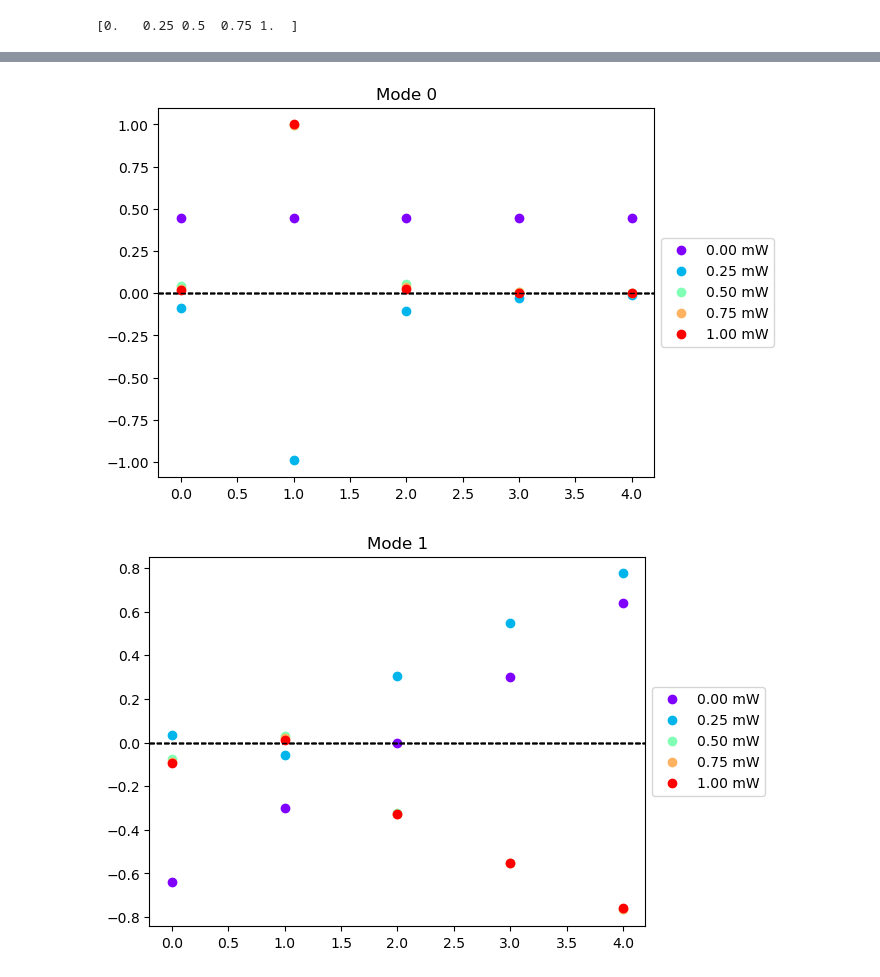
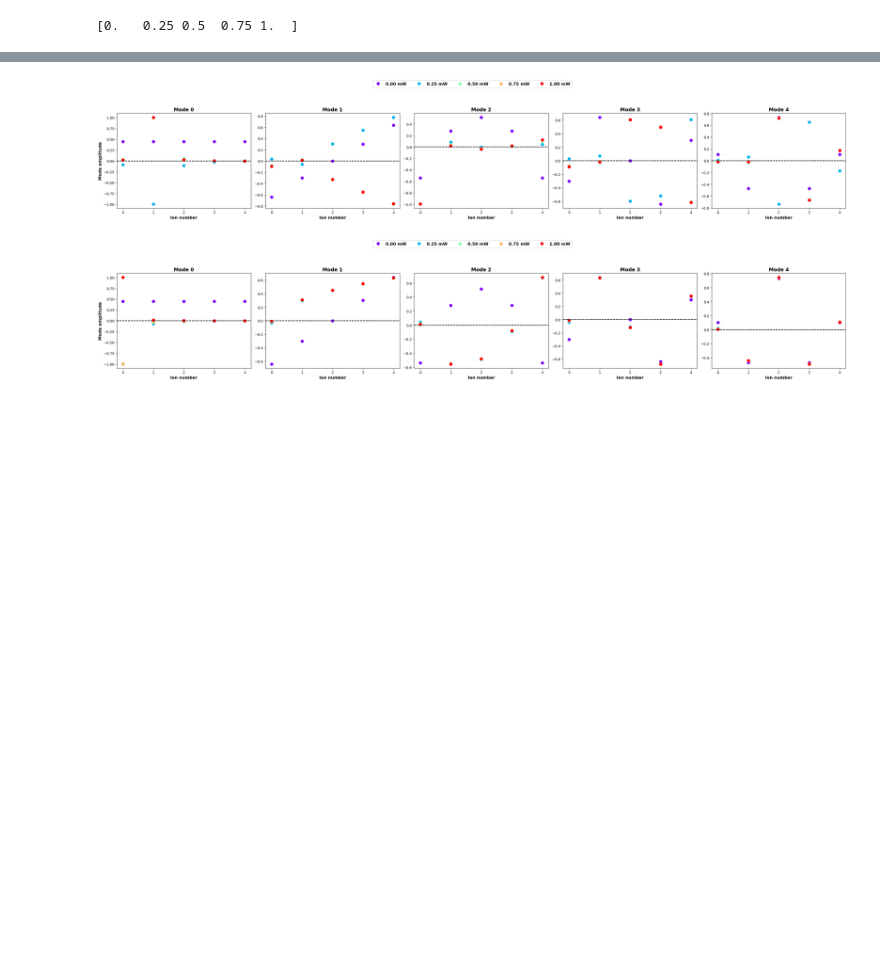
Before and after one commit to SQRLab/BladeRunner, a Jupyter notebook: Tweezers/Troubleshooting_Tests.ipynb, the cells around one changed output, grey strips where cells are left out. Saved outputs shown, nothing was run; the diff lists cells and outputs as text; code cells hidden in the pictures; blank space fills up the shorter version.

```diff
--- a/Tweezers/Troubleshooting_Tests.ipynb
+++ b/Tweezers/Troubleshooting_Tests.ipynb
@@ -372,6 +236,7 @@ ionspacing[1][0]/beam_waist
 #parameters you can change but I'm not going to right now
 w_rf_r =2 *pi*1e6
 w_rf_a = w_rf_r / 8
+N = 5
 
 d_max = ion_spacing(N,w_rf_a)
 print(d_max)
@@ -442,6 +307,9 @@ for mode_index in range(N):  # Assuming you have two modes to plot (Modes_0[0] a
         plt.plot(Modes_0[mode_index][i], 'o', color=colors[i], label=f'{P_opt[i]:.2f} mW')
         plt.axhline(0, color='black', linestyle='--', linewidth=1)  # Add horizontal line at y=0
     plt.legend(loc='center left', bbox_to_anchor=(1, 0.5))  # Move legend outside the plot, on the right side
+    plt.xlabel('Ion number')
+    plt.xticks(range(N))
+    plt.ylabel('Mode amplitude')
     plt.title(f'Mode {mode_index}')
     plt.show()
 # %% [output]
@@ -453,11 +321,62 @@ for mode_index in range(N):  # Assuming you have two modes to plot (Modes_0[0] a
+# %%
+colors = plt.cm.rainbow(np.linspace(0, 1, len(P_opt)))
+fig, axes = plt.subplots(nrows=1, ncols=N, figsize=(6 * N, 5))  # Create a figure with 1 row and N columns
+
+# Store lines and labels for the legend
+lines = []
+labels = []
+
+for mode_index in range(N):
+    ax = axes[mode_index]  # Select the current subplot
+    for i in range(len(P_opt)):
+        # Only plot markers without lines
+        line, = ax.plot(Modes_1[mode_index][i], 'o', color=colors[i], label=f'{P_opt[i]:.2f} mW', markersize=8, linewidth=2)
+        if mode_index == 0:  # Collect legend handles and labels only from the first plot
+            lines.append(line)
+            labels.append(f'{P_opt[i]:.2f} mW')
+        ax.axhline(0, color='black', linestyle='--', linewidth=1.5)  # Add horizontal line at y=0
+    ax.set_xlabel('Ion number', fontsize=12, fontweight='bold')
+    ax.set_xticks(range(len(Modes_1[mode_index][0])))  # Assuming each mode has the same length for ion numbers
+    ax.set_title(f'Mode {mode_index}', fontsize=14, fontweight='bold')
+
+    # Only set y-label for the leftmost subplot
+    if mode_index == 0:
+        ax.set_ylabel('Mode amplitude', fontsize=12, fontweight='bold')
+
+# Add a single legend for the entire figure
+fig.legend(lines, labels, loc='upper center', bbox_to_anchor=(0.5, 1.15), ncol=len(P_opt), prop={'size': 12, 'weight': 'bold'})
+plt.tight_layout(rect=[0, 0, 1, 0.95])  # Adjust layout to prevent overlap and leave space for the legend
+plt.show()
+# %% [output]
+[figure, added]
 # %%
-for mode_index in range(N):  # Assuming you have two modes to plot (Modes_0[0] and Modes_0[1])
+colors = plt.cm.rainbow(np.linspace(0, 1, len(P_opt)))
+fig, axes = plt.subplots(nrows=1, ncols=N, figsize=(6 * N, 5))  # Create a figure with 1 row and N columns
+
+# Store lines and labels for the legend
+lines = []
+labels = []
+
+for mode_index in range(N):
+    ax = axes[mode_index]  # Select the current subplot
     for i in range(len(P_opt)):
-        plt.plot(Modes_1[mode_index][i], 'o', color=colors[i], label=f'{P_opt[i]:.2f} mW')
-        plt.axhline(0, color='black', linestyle='--', linewidth=1)  # Add horizontal line at y=0
-    plt.legend(loc='center left', bbox_to_anchor=(1, 0.5))  # Move legend outside the plot, on the right side
-    plt.title(f'Mode {mode_index}')
-    plt.show()
+        # Only plot markers without lines
+        line, = ax.plot(Modes_0[mode_index][i], 'o', color=colors[i], label=f'{P_opt[i]:.2f} mW', markersize=8, linewidth=2)
+        if mode_index == 0:  # Collect legend handles and labels only from the first plot
+            lines.append(line)
+            labels.append(f'{P_opt[i]:.2f} mW')
+        ax.axhline(0, color='black', linestyle='--', linewidth=1.5)  # Add horizontal line at y=0
+    ax.set_xlabel('Ion number', fontsize=12, fontweight='bold')
+    ax.set_xticks(range(len(Modes_1[mode_index][0])))  # Assuming each mode has the same length for ion numbers
+    ax.set_title(f'Mode {mode_index}', fontsize=14, fontweight='bold')
+
+    # Only set y-label for the leftmost subplot
+    if mode_index == 0:
+        ax.set_ylabel('Mode amplitude', fontsize=12, fontweight='bold')
+
+# Add a single legend for the entire figure
+fig.legend(lines, labels, loc='upper center', bbox_to_anchor=(0.5, 1.15), ncol=len(P_opt), prop={'size': 12, 'weight': 'bold'})
+plt.tight_layout(rect=[0, 0, 1, 0.95])  # Adjust layout to prevent overlap and leave space for the legend
+plt.show()
 # %% [output]
-[figure, old version]
+[figure, new version]
-[figure, removed]
```
Also changed, not shown: parts of 12 cells of this notebook, 2 other files.
